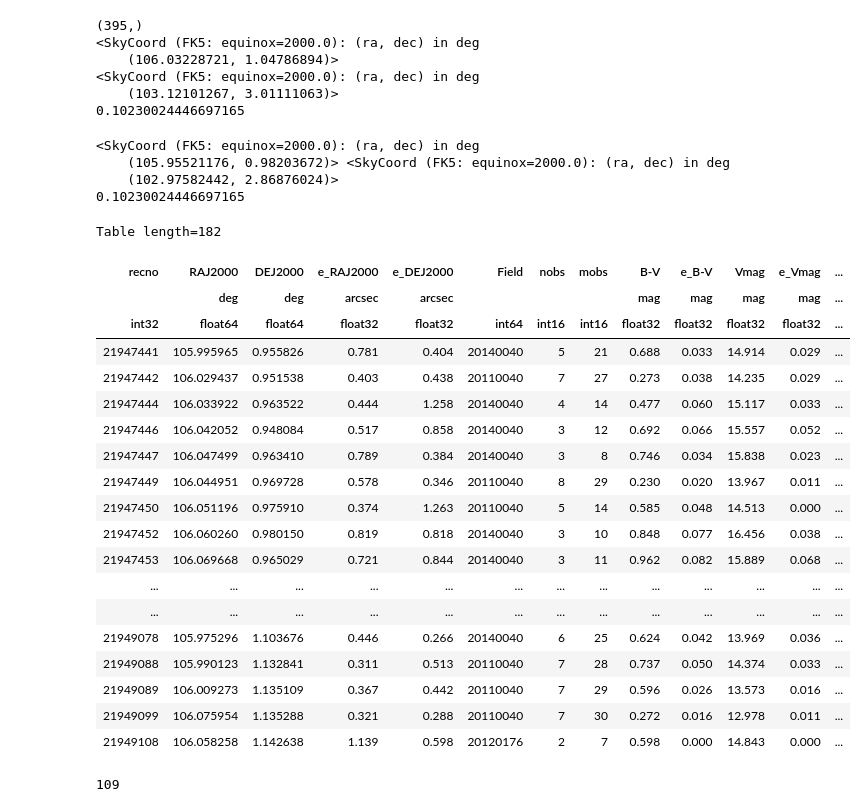
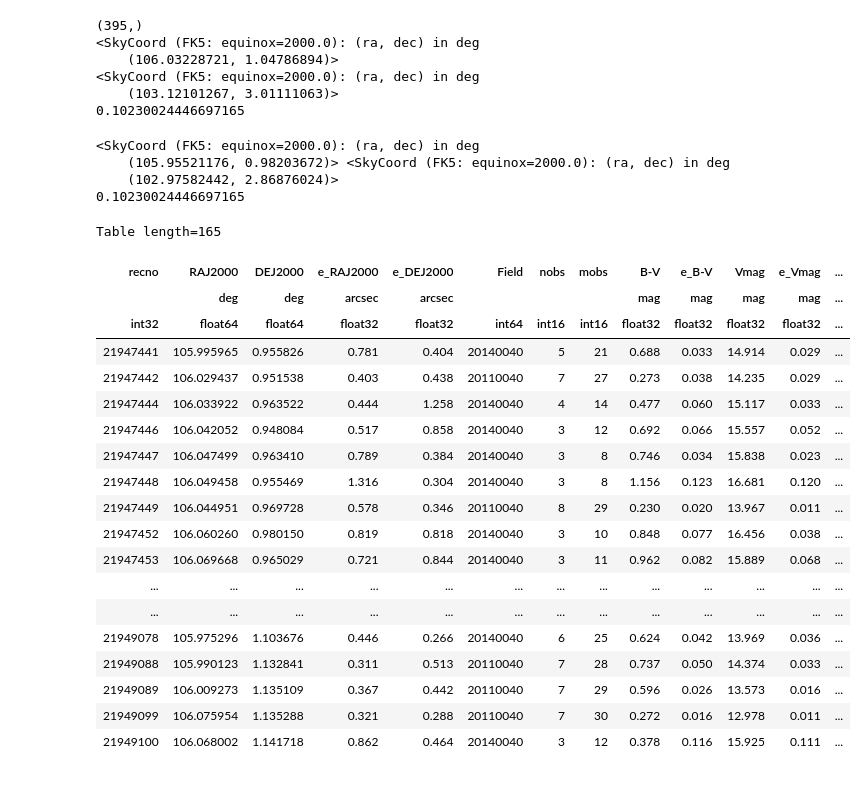
Before and after one commit to OwenJohnsons/Final_Year_Project, a Jupyter notebook: Code/magnitude.calibration.ipynb, the cells around one changed output. Saved outputs shown, nothing was run; the diff lists cells and outputs as text; code cells hidden in the pictures.

```diff
--- a/Code/magnitude.calibration.ipynb
+++ b/Code/magnitude.calibration.ipynb
@@ -89,7 +100,7 @@ def WCS_conversion(file_path):
 
     centre =  w.pixel_to_world(np.shape(data)[0]/2, np.shape(data)[1]/2)
 
-    return target_RADEC, centre
+    return target_RADEC, centre, DAO_sources
 
 def Pixel_conversion(RA, DEC, file_path):
     coords = SkyCoord(RA, DEC, unit = 'deg')
@@ -105,14 +116,9 @@ def single_WCS_conversion(x_pix, y_pix, file_path):
 
     return w.pixel_to_world(x_pix, y_pix)
 # %%
-tar, cnt = WCS_conversion(temp_file_name)
-print(np.shape(tar))
-print(cnt)
-
-print(edge)
+tar, cnt, DAO_source_table = WCS_conversion(temp_file_name)
 edge = single_WCS_conversion(0, 0, temp_file_name)
 sep = cnt.separation(edge).degree
-print(sep)
 # %% [output]
 [figure]
 (395,)
@@ -131,37 +137,37 @@ def APASS_query(frame_center):
     query_radius = frame_center.separation(edge).degree # returns seperation in correct unit.
     print(query_radius)
 
     return(Vizier.query_region(coord.SkyCoord(frame_center, frame='fk5'), radius=Angle(query_radius, "deg"),  catalog='apass9')[0])
 
 edge = tWCS.pixel_to_world(0, 0); max_ed = tWCS.pixel_to_world(850, 800)
 print(max_ed, max)
 
 catalog_result = APASS_query(cnt)
 thrs = catalog_result['e_Vmag'].mean() + catalog_result['e_Vmag'].std()
 # catalog_result = (catalog_result[np.where(catalog_result['DEJ2000'] > edge.dec.degree) and np.where(catalog_result['DEJ2000'] < max_ed.dec.degree)])
 # and catalog_result[np.where(catalog_result['RAJ2000'] > edge.ra.degree) and np.where(catalog_result['RAJ2000'] < max_ed.ra.degree)]])
 
-catalog_result = catalog_result[np.where(catalog_result['e_Vmag'] < thrs)]
+catalog_result = catalog_result[np.where(catalog_result['e_Vmag'] < thrs) and np.where(catalog_result['e_Vmag'] > 0)]
 test_RA = catalog_result['RAJ2000']
 test_DEC = catalog_result['DEJ2000']
 
 catalog_result
 # %% [output]
 <SkyCoord (FK5: equinox=2000.0): (ra, dec) in deg
     (105.95521176, 0.98203672)> <SkyCoord (FK5: equinox=2000.0): (ra, dec) in deg
     (102.97582442, 2.86876024)>
 0.10230024446697165
-Table length=182
+Table length=165
 | recno | RAJ2000 | DEJ2000 | e_RAJ2000 | e_DEJ2000 | Field | nobs | mobs | B-V | e_B-V | Vmag | e_Vmag | ... |
 |  | deg | deg | arcsec | arcsec |  |  |  | mag | mag | mag | mag | ... |
 | int32 | float64 | float64 | float32 | float32 | int64 | int16 | int16 | float32 | float32 | float32 | float32 | ... |
 | 21947441 | 105.995965 | 0.955826 | 0.781 | 0.404 | 20140040 | 5 | 21 | 0.688 | 0.033 | 14.914 | 0.029 | ... |
 | 21947442 | 106.029437 | 0.951538 | 0.403 | 0.438 | 20110040 | 7 | 27 | 0.273 | 0.038 | 14.235 | 0.029 | ... |
 | 21947444 | 106.033922 | 0.963522 | 0.444 | 1.258 | 20140040 | 4 | 14 | 0.477 | 0.060 | 15.117 | 0.033 | ... |
 | 21947446 | 106.042052 | 0.948084 | 0.517 | 0.858 | 20140040 | 3 | 12 | 0.692 | 0.066 | 15.557 | 0.052 | ... |
 | 21947447 | 106.047499 | 0.963410 | 0.789 | 0.384 | 20140040 | 3 | 8 | 0.746 | 0.034 | 15.838 | 0.023 | ... |
+| 21947448 | 106.049458 | 0.955469 | 1.316 | 0.304 | 20140040 | 3 | 8 | 1.156 | 0.123 | 16.681 | 0.120 | ... |
 | 21947449 | 106.044951 | 0.969728 | 0.578 | 0.346 | 20110040 | 8 | 29 | 0.230 | 0.020 | 13.967 | 0.011 | ... |
-| 21947450 | 106.051196 | 0.975910 | 0.374 | 1.263 | 20110040 | 5 | 14 | 0.585 | 0.048 | 14.513 | 0.000 | ... |
 | 21947452 | 106.060260 | 0.980150 | 0.819 | 0.818 | 20140040 | 3 | 10 | 0.848 | 0.077 | 16.456 | 0.038 | ... |
 | 21947453 | 106.069668 | 0.965029 | 0.721 | 0.844 | 20140040 | 3 | 11 | 0.962 | 0.082 | 15.889 | 0.068 | ... |
 | ... | ... | ... | ... | ... | ... | ... | ... | ... | ... | ... | ... | ... |
@@ -170,7 +176,7 @@ Table length=182
 | 21949088 | 105.990123 | 1.132841 | 0.311 | 0.513 | 20110040 | 7 | 28 | 0.737 | 0.050 | 14.374 | 0.033 | ... |
 | 21949089 | 106.009273 | 1.135109 | 0.367 | 0.442 | 20110040 | 7 | 29 | 0.596 | 0.026 | 13.573 | 0.016 | ... |
 | 21949099 | 106.075954 | 1.135288 | 0.321 | 0.288 | 20110040 | 7 | 30 | 0.272 | 0.016 | 12.978 | 0.011 | ... |
-| 21949108 | 106.058258 | 1.142638 | 1.139 | 0.598 | 20120176 | 2 | 7 | 0.598 | 0.000 | 14.843 | 0.000 | ... |
+| 21949100 | 106.068002 | 1.141718 | 0.862 | 0.464 | 20140040 | 3 | 12 | 0.378 | 0.116 | 15.925 | 0.111 | ... |
 # %%
 obs_index = []; cat_index = []
 
@@ -181,15 +187,19 @@ for obs_coord in tar:
     sep2tar = obs_coord.separation(catalog_coord).degree
     if sep2tar.min() < 10e-4:
         obs_index.append(obs_idx)
-        cat_index.append(np.where(sep2tar.min()))
-
+        cat_index.append(np.argmin(sep2tar))
+    cat_idx += 1
     obs_idx += 1
 
-print(len(obs_index))
+# complete removal of duplicates from the set
+res = [idx for idx, val in enumerate(cat_index) if val in cat_index[:idx]]
+
+cat_index = np.delete(cat_index, res); obs_index = np.delete(obs_index, res)
+res = np.array(res) - 1
+cat_index = np.delete(cat_index, res); obs_index = np.delete(obs_index, res)
+
 
 catalog_RA_pixel, catalog_DEC_pixel = Pixel_conversion(catalog_result['RAJ2000'], catalog_result['DEJ2000'], temp_file_name)
-# %% [output]
-109
 # %%
 pixel_coords_total = []
 
```
Also changed, not shown: parts of 10 cells of this notebook.
